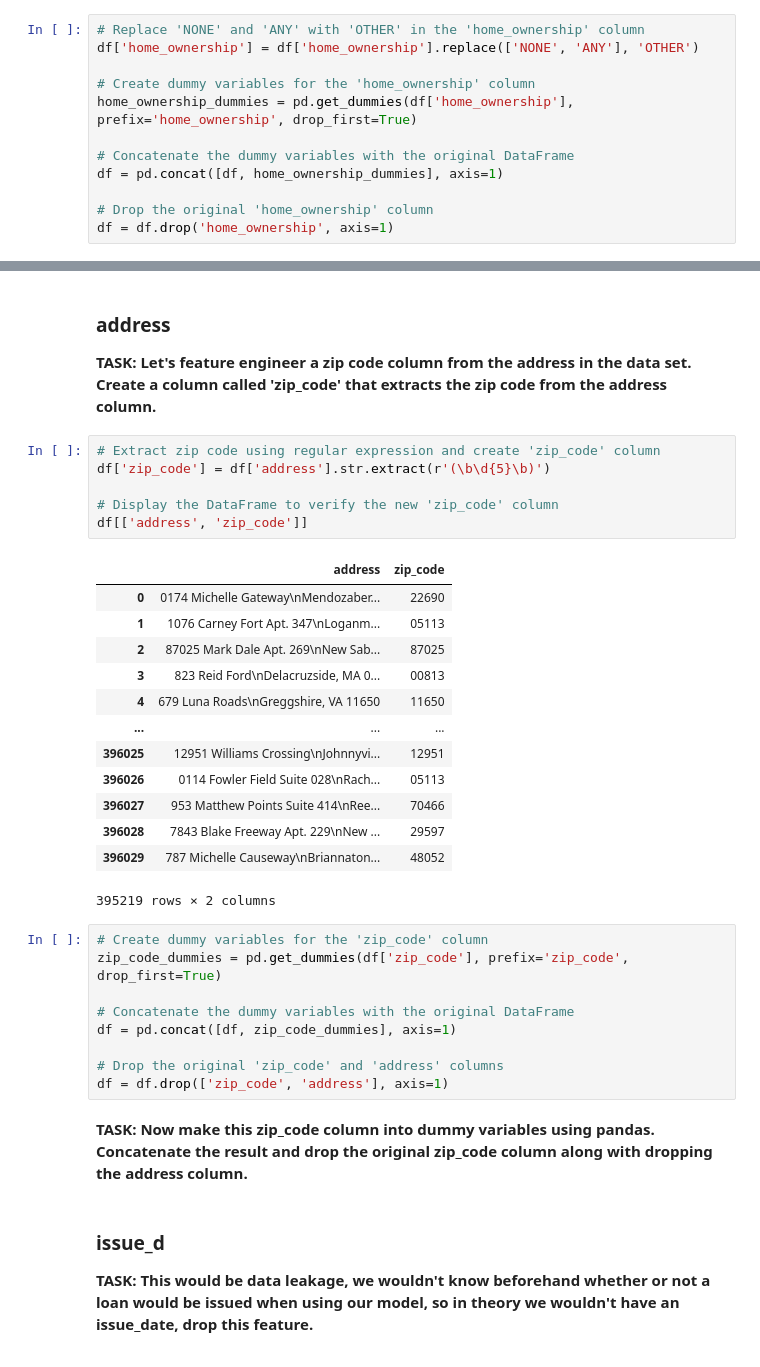
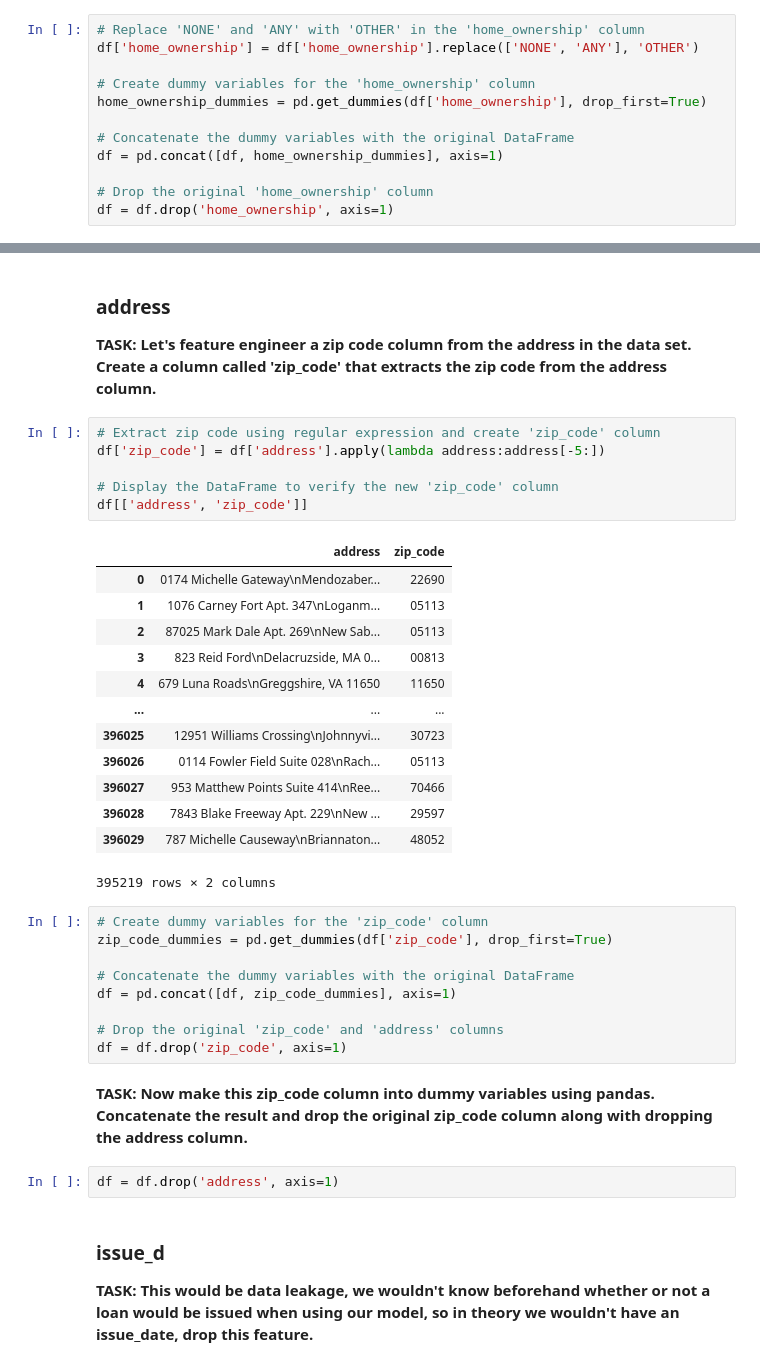
Before and after one commit to tylercoen/python, a Jupyter notebook: Python for Data Science and Machine Learning Bootcamp/Neural Nets and Deep Learning/03-Keras-Project-Exercise.ipynb, the cells around one changed output, grey strips where cells are left out. Saved outputs shown, nothing was run; the diff lists cells and outputs as text.

```diff
--- a/Python for Data Science and Machine Learning Bootcamp/Neural Nets and Deep Learning/03-Keras-Project-Exercise.ipynb
+++ b/Python for Data Science and Machine Learning Bootcamp/Neural Nets and Deep Learning/03-Keras-Project-Exercise.ipynb
@@ -939,7 +924,7 @@ Name: count, dtype: int64
 df['home_ownership'] = df['home_ownership'].replace(['NONE', 'ANY'], 'OTHER')
 
 # Create dummy variables for the 'home_ownership' column
-home_ownership_dummies = pd.get_dummies(df['home_ownership'], prefix='home_ownership', drop_first=True)
+home_ownership_dummies = pd.get_dummies(df['home_ownership'], drop_first=True)
 
 # Concatenate the dummy variables with the original DataFrame
 df = pd.concat([df, home_ownership_dummies], axis=1)
@@ -962,19 +947,19 @@ Name: address, dtype: object
 **TASK: Let's feature engineer a zip code column from the address in the data set. Create a column called 'zip_code' that extracts the zip code from the address column.**
 # %%
 # Extract zip code using regular expression and create 'zip_code' column
-df['zip_code'] = df['address'].str.extract(r'(\b\d{5}\b)')
+df['zip_code'] = df['address'].apply(lambda address:address[-5:])
 
 # Display the DataFrame to verify the new 'zip_code' column
 df[['address', 'zip_code']]
 # %% [output]
 |  | address | zip_code |
 | 0 | 0174 Michelle Gateway\nMendozaber... | 22690 |
 | 1 | 1076 Carney Fort Apt. 347\nLoganm... | 05113 |
-| 2 | 87025 Mark Dale Apt. 269\nNew Sab... | 87025 |
+| 2 | 87025 Mark Dale Apt. 269\nNew Sab... | 05113 |
 | 3 | 823 Reid Ford\nDelacruzside, MA 0... | 00813 |
 | 4 | 679 Luna Roads\nGreggshire, VA 11650 | 11650 |
 | ... | ... | ... |
-| 396025 | 12951 Williams Crossing\nJohnnyvi... | 12951 |
+| 396025 | 12951 Williams Crossing\nJohnnyvi... | 30723 |
 | 396026 | 0114 Fowler Field Suite 028\nRach... | 05113 |
 | 396027 | 953 Matthew Points Suite 414\nRee... | 70466 |
 | 396028 | 7843 Blake Freeway Apt. 229\nNew ... | 29597 |
@@ -982,15 +967,17 @@ df[['address', 'zip_code']]
 395219 rows × 2 columns
 # %%
 # Create dummy variables for the 'zip_code' column
-zip_code_dummies = pd.get_dummies(df['zip_code'], prefix='zip_code', drop_first=True)
+zip_code_dummies = pd.get_dummies(df['zip_code'], drop_first=True)
 
 # Concatenate the dummy variables with the original DataFrame
 df = pd.concat([df, zip_code_dummies], axis=1)
 
 # Drop the original 'zip_code' and 'address' columns
-df = df.drop(['zip_code', 'address'], axis=1)
+df = df.drop('zip_code', axis=1)
 # %% [markdown]
 **TASK: Now make this zip_code column into dummy variables using pandas. Concatenate the result and drop the original zip_code column along with dropping the address column.**
+# %%
+df = df.drop('address', axis=1)
 # %% [markdown]
 ### issue_d
 
```
Also changed, not shown: parts of 33 cells of this notebook.
